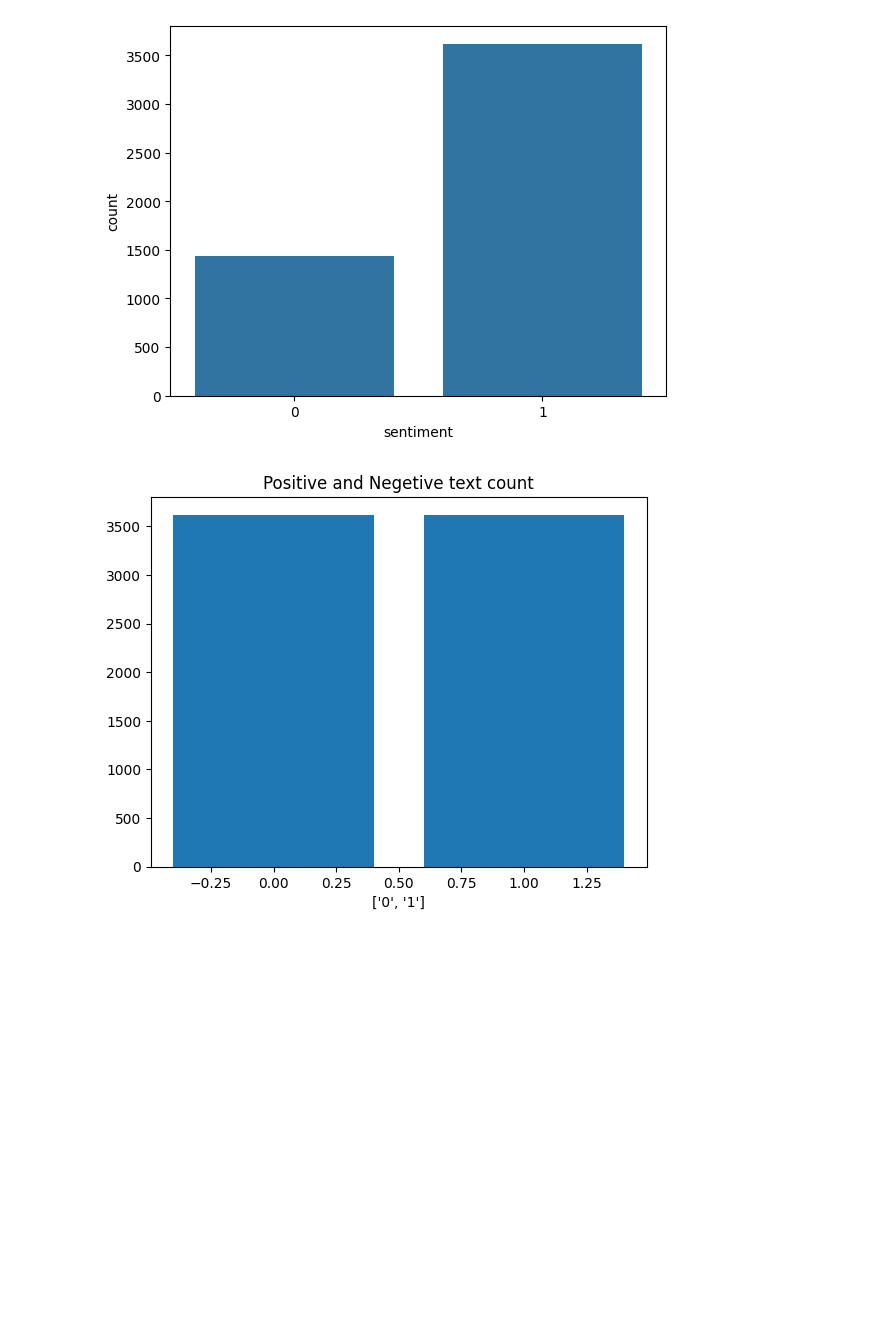
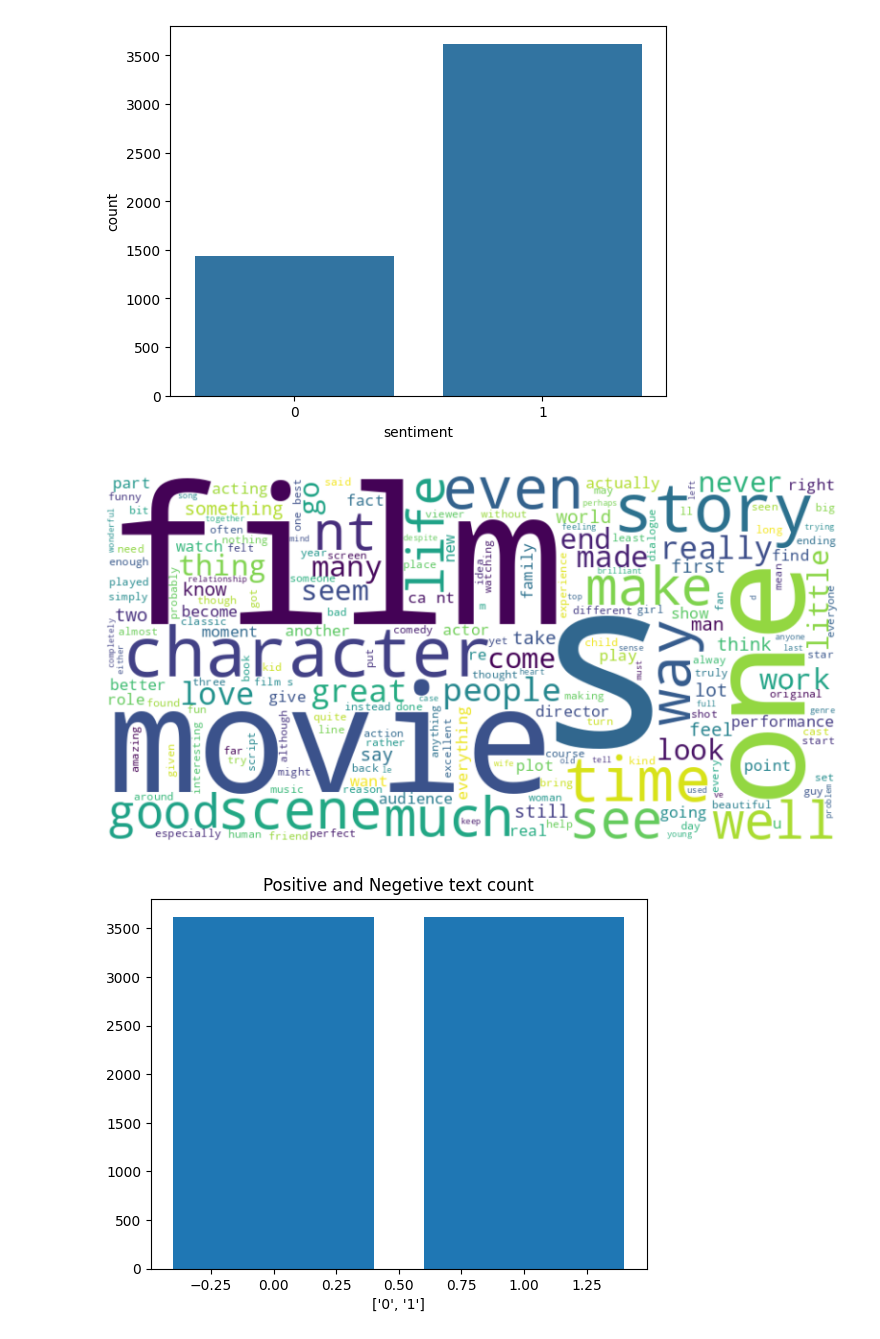
Before and after one commit to mr-rojit/movies-reviews-sentiment-analysis, a Jupyter notebook: final_text_classification.ipynb, the cells around one changed output. Drawn from its saved outputs; the diff is of its cells as text; code cells hidden in the pictures; blank space fills up the shorter version.

```diff
--- a/final_text_classification.ipynb
+++ b/final_text_classification.ipynb
@@ -128,3 +130,21 @@ sns.countplot(df, x='sentiment')
+# %%
+text_data = ' '.join(df['review'])
+
+words = text_data.split()
+
+word_counts = pd.Series(words).value_counts()
+top_n_words = 50
+top_words = word_counts.head(top_n_words)
+
+wordcloud = WordCloud(width=800, height=400, background_color='white').generate(text_data)
+
+# Display the word cloud using matplotlib
+plt.figure(figsize=(10, 5))
+plt.imshow(wordcloud, interpolation='bilinear')
+plt.axis('off')
+plt.show()
+# %% [output]
+[figure, added]
 # %%
 from sklearn.feature_extraction.text import TfidfVectorizer
 from sklearn.model_selection import train_test_split, GridSearchCV
```
Also changed, not shown: parts of 31 cells of this notebook.
